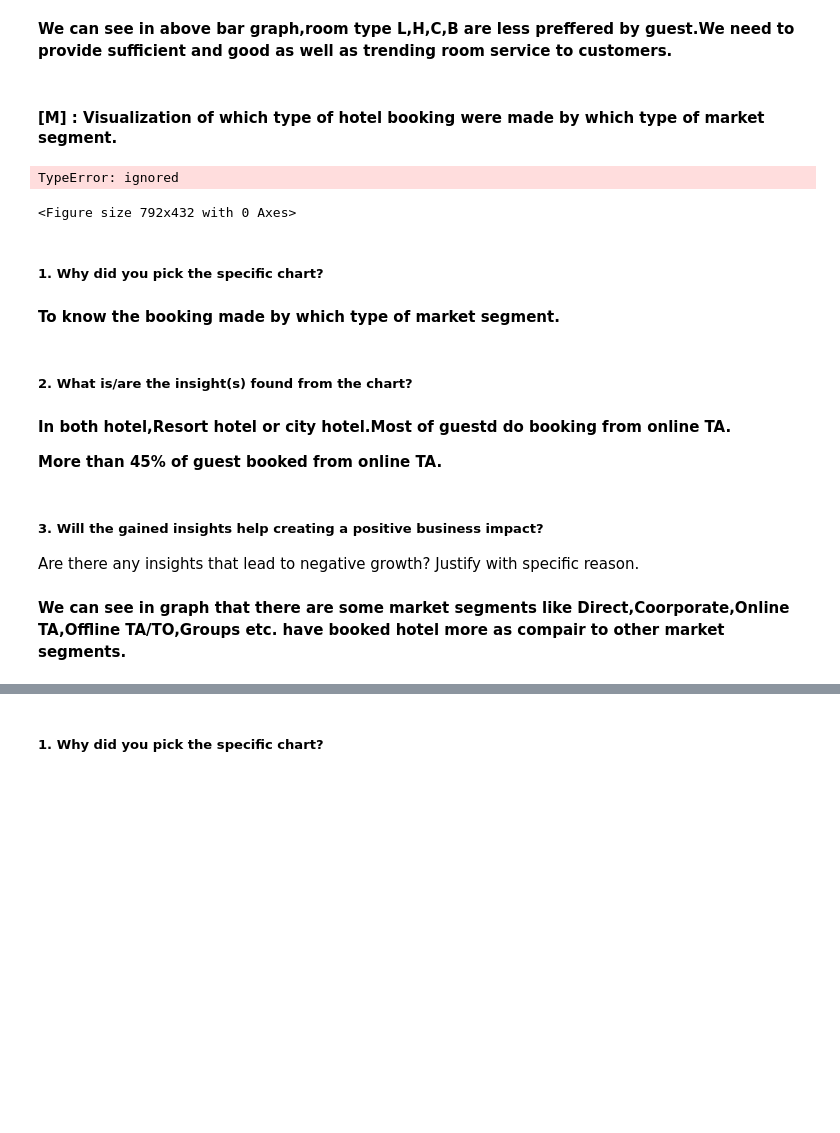
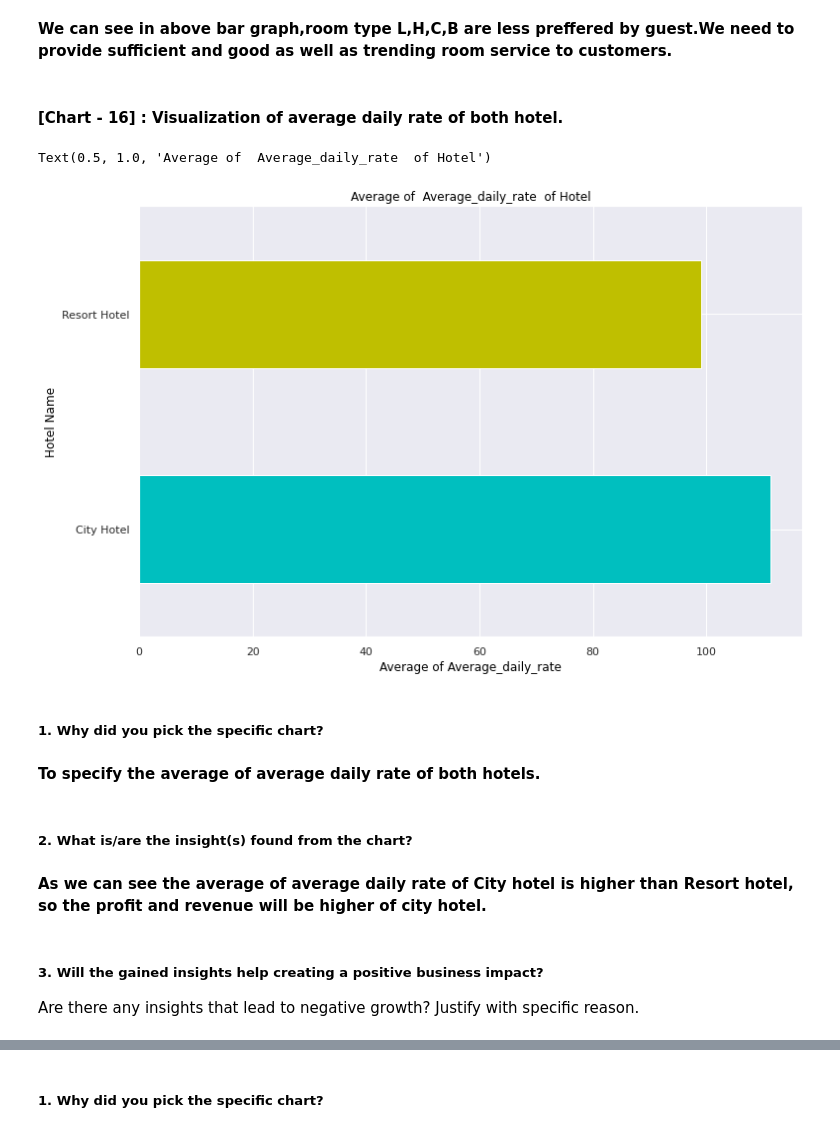
Before and after one commit to Ganeshbhavale/EDA-Hotel-Booking-Analysis., a Jupyter notebook: Team_final_project_of_Hotel_Booking_Analysis.ipynb, the cells around one changed output, grey strips where cells are left out. Saved outputs shown, nothing was run; the diff lists cells and outputs as text; code cells hidden in the pictures; blank space fills up the shorter version.

```diff
--- a/Team_final_project_of_Hotel_Booking_Analysis.ipynb
+++ b/Team_final_project_of_Hotel_Booking_Analysis.ipynb
@@ -1071,38 +1170,28 @@ plt.title('Reserved room type by customer');
 Are there any insights that lead to negative growth? Justify with specific reason.
 # %% [markdown]
 **We can see in above bar graph,room type L,H,C,B are less preffered by guest.We need to provide sufficient and good as well as trending room service to customers.**
-# %% [markdown]
-#### [M] : Visualization of which type of hotel booking were made by which type of market segment.
-# %%
-# Chart - 13 visualization code
-#What type of hotel booking were made and by which market segment.
-
-# TA :- Travel agent
-# TO :-Travel operator
-
-plt.figure(figsize = (11,6))
-sns.countplot("market_segment", hue = "hotel", data = Hotel_data_df_1, palette="husl")
-plt.xticks(rotation = "vertical")
-plt.legend(loc="upper right")
-plt.xlabel("MARKET SEGMENT")
-plt.title("HOTEL BOOKINGS RECEIVED THROUGH VARIOUS MARKET SEGMENT")
-plt.ylabel("NUMBER OF GUEST")
-plt.show()
-# %% [output]
-TypeError: ignored
-<Figure size 792x432 with 0 Axes>
+# %% [markdown]
+#### [Chart - 16] : Visualization of average daily rate of both hotel.
+# %%
+# Chart - 16 visualization code
+average_of_Average_daily_rate = Hotel_data_df_1.groupby('hotel')['Average_daily_rate'].mean()
+average_of_Average_daily_rate
+plt.subplots(figsize=(12, 8))
+average_of_Average_daily_rate.plot(kind = 'barh', color = ('c', 'y'))
+plt.xlabel("Average of Average_daily_rate", fontdict={'fontsize': 12, 'fontweight' : 5, 'color' : 'black'})
+plt.ylabel("Hotel Name", fontdict={'fontsize': 12, 'fontweight' : 5, 'color' : 'black'} )
+plt.title("Average of  Average_daily_rate  of Hotel", fontdict={'fontsize': 12, 'fontweight' : 5, 'color' : 'black'} )
+# %% [output]
+Text(0.5, 1.0, 'Average of  Average_daily_rate  of Hotel')
+[figure, added]
 # %% [markdown]
 ##### 1. Why did you pick the specific chart?
-# %% [markdown]
-**To know the booking made by which type of market segment.**
+# %% [markdown]
+**To specify the average of average daily rate of both hotels.**
 # %% [markdown]
 ##### 2. What is/are the insight(s) found from the chart?
-# %% [markdown]
-**In both hotel,Resort hotel or city hotel.Most of guestd do booking from online TA.**
-
-**More than 45% of guest booked from online TA.**
+# %% [markdown]
+**As we can see the average of average daily rate of City hotel is higher than Resort hotel, so the profit and revenue will be higher of city hotel.**
 # %% [markdown]
 ##### 3. Will the gained insights help creating a positive business impact?
 Are there any insights that lead to negative growth? Justify with specific reason.
-# %% [markdown]
-**We can see in graph that there are some market segments like Direct,Coorporate,Online TA,Offline TA/TO,Groups etc. have  booked hotel more as compair to other market segments.**
```
Also changed, not shown: parts of 80 cells of this notebook.
